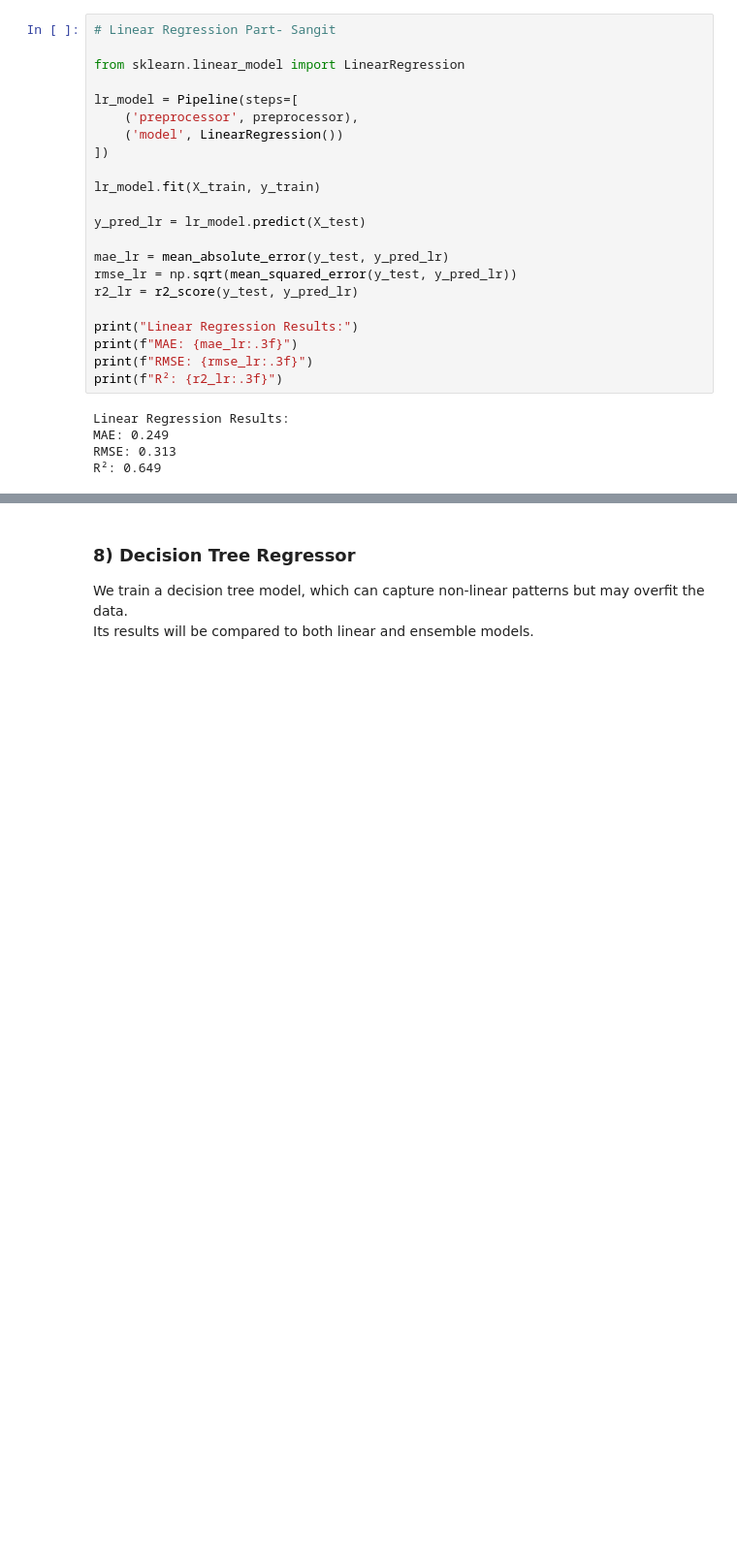
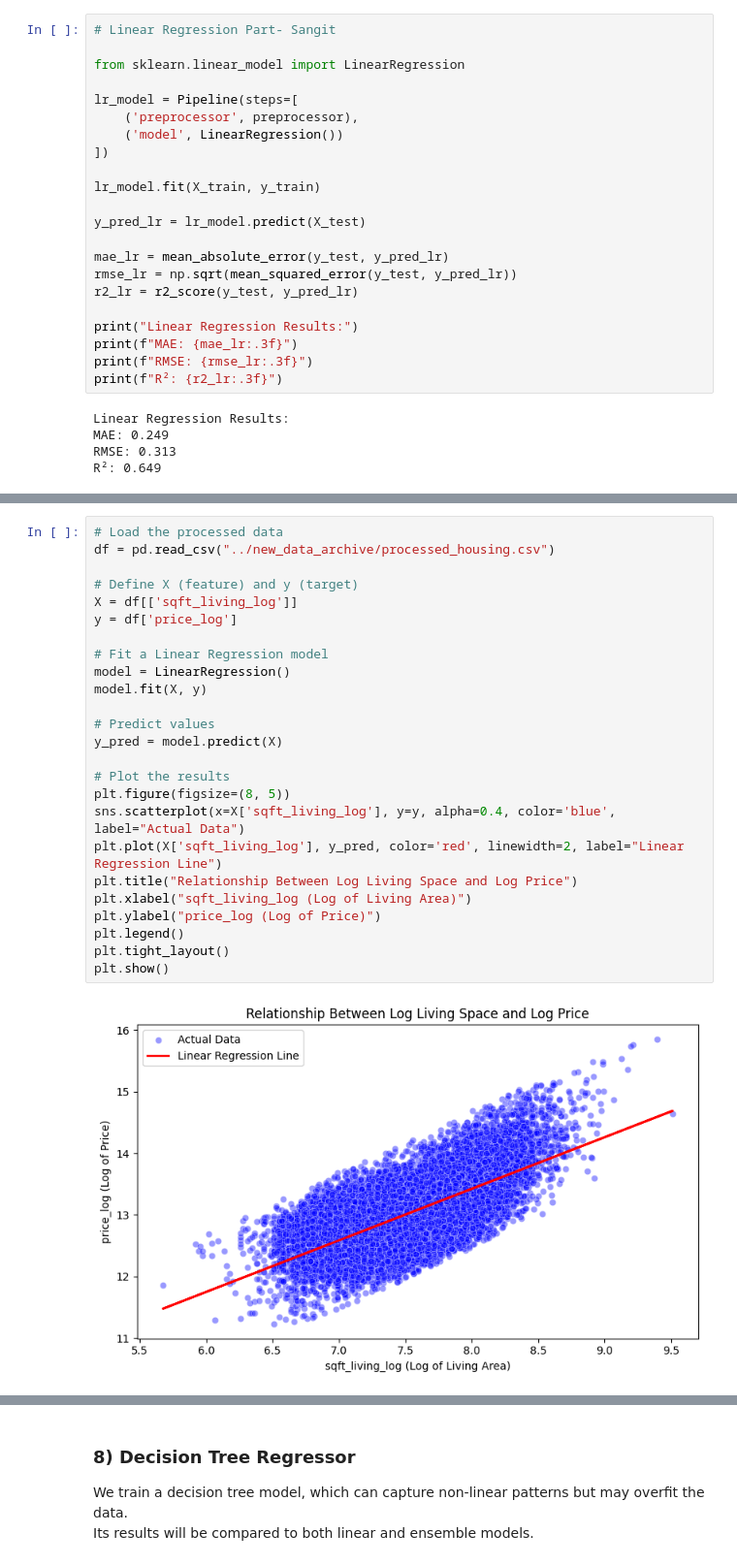
Before and after one commit to natalyyau/predicting-housing-prices, a Jupyter notebook: notebooks/housing_modeling.ipynb, the cells around one changed output, grey strips where cells are left out. Shown at 97% size. Cells and saved outputs as stored; diff of their text form; blank space fills up the shorter version.

Commit message:
update linear regression relationship graphs

```diff
--- a/notebooks/housing_modeling.ipynb
+++ b/notebooks/housing_modeling.ipynb
@@ -146,0 +149,27 @@ R²: 0.649
+# %%
+# Load the processed data
+df = pd.read_csv("../new_data_archive/processed_housing.csv")
+
+# Define X (feature) and y (target)
+X = df[['sqft_living_log']]
+y = df['price_log']
+
+# Fit a Linear Regression model
+model = LinearRegression()
+model.fit(X, y)
+
+# Predict values
+y_pred = model.predict(X)
+
+# Plot the results
+plt.figure(figsize=(8, 5))
+sns.scatterplot(x=X['sqft_living_log'], y=y, alpha=0.4, color='blue', label="Actual Data")
+plt.plot(X['sqft_living_log'], y_pred, color='red', linewidth=2, label="Linear Regression Line")
+plt.title("Relationship Between Log Living Space and Log Price")
+plt.xlabel("sqft_living_log (Log of Living Area)")
+plt.ylabel("price_log (Log of Price)")
+plt.legend()
+plt.tight_layout()
+plt.show()
+# %% [output]
+[figure, added]
```
Also changed, not shown: parts of 3 cells of this notebook.
